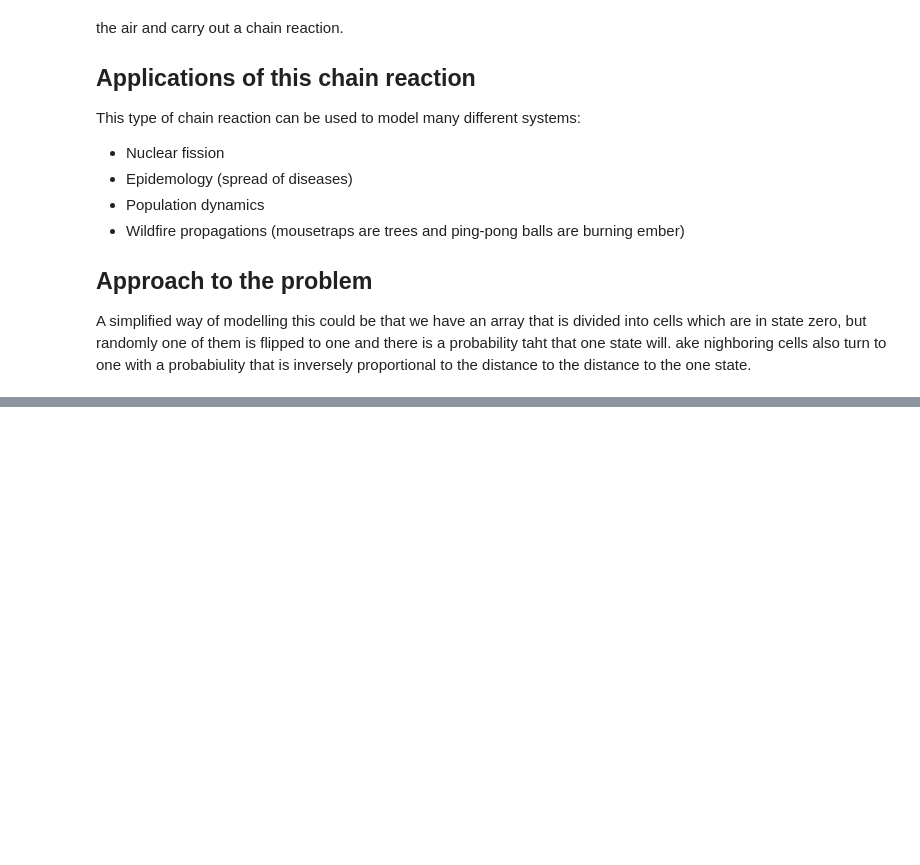
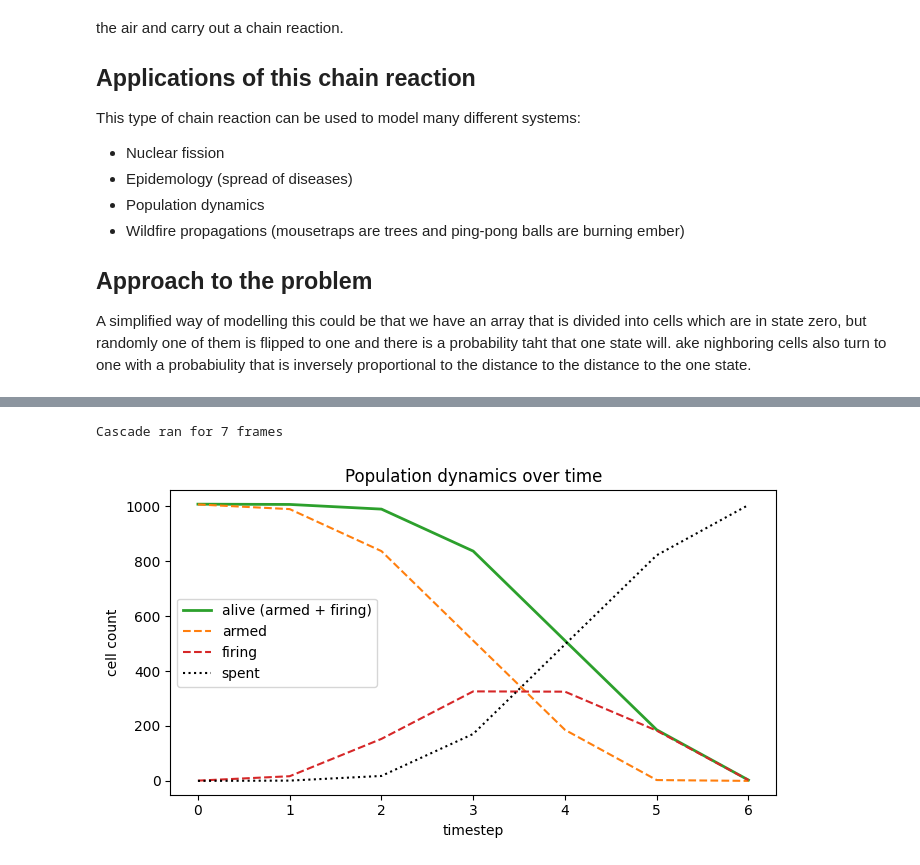
Before and after one commit to IgnacioMPineda/IPT-problem---Mousetrap-Dynamics, a Jupyter notebook: Notebook 0 - Theory and Applications. Approach to the problem.ipynb, the cells around one changed output, grey strips where cells are left out. Cells and saved outputs as stored; diff of their text form; code cells hidden in the pictures; blank space fills up the shorter version.

```diff
--- a/Notebook 0 - Theory and Applications. Approach to the problem.ipynb
+++ b/Notebook 0 - Theory and Applications. Approach to the problem.ipynb
@@ -67,0 +169,31 @@ print(simulate_ca(0.1, 0.1))
+# %%
+def plot_alive(history):
+    """
+    Plots counts of armed, firing, and spent cells at each timestep.
+    'Alive' = armed (0) + firing (1); adjust as needed.
+    """
+    armed_counts  = [np.sum(s == 0)  for s in history]
+    firing_counts = [np.sum(s == 1)  for s in history]
+    spent_counts  = [np.sum(s == -2) for s in history]
+    alive_counts  = [a + f for a, f in zip(armed_counts, firing_counts)]
+
+    t = np.arange(len(history))
+
+    fig, ax = plt.subplots(figsize=(7, 4))
+    ax.plot(t, alive_counts, label='alive (armed + firing)', color='tab:green', lw=2)
+    ax.plot(t, armed_counts, label='armed', color='tab:orange', ls='--')
+    ax.plot(t, firing_counts, label='firing', color='tab:red', ls='--')
+    ax.plot(t, spent_counts, label='spent', color='black', ls=':')
+    ax.set_xlabel('timestep')
+    ax.set_ylabel('cell count')
+    ax.set_title('Population dynamics over time')
+    ax.legend()
+    plt.tight_layout()
+    plt.show()
+
+hist_dynamics = history_MT_dynamics(rho=0.4, p0=0.8, kernel='exp', r0=3.0, steps=300)
+print(f"Cascade ran for {len(hist_dynamics)} frames")
+plot_alive(hist_dynamics)
+# %% [output]
+Cascade ran for 7 frames
+[figure, added]
```
Also changed, not shown: parts of 6 cells of this notebook.
